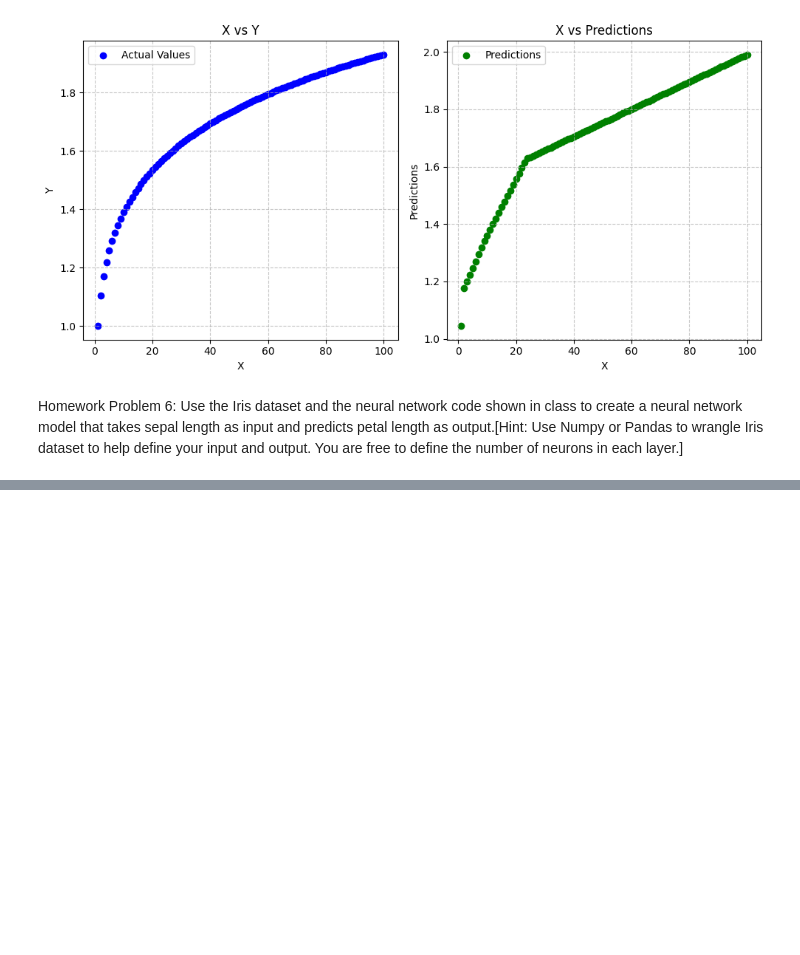
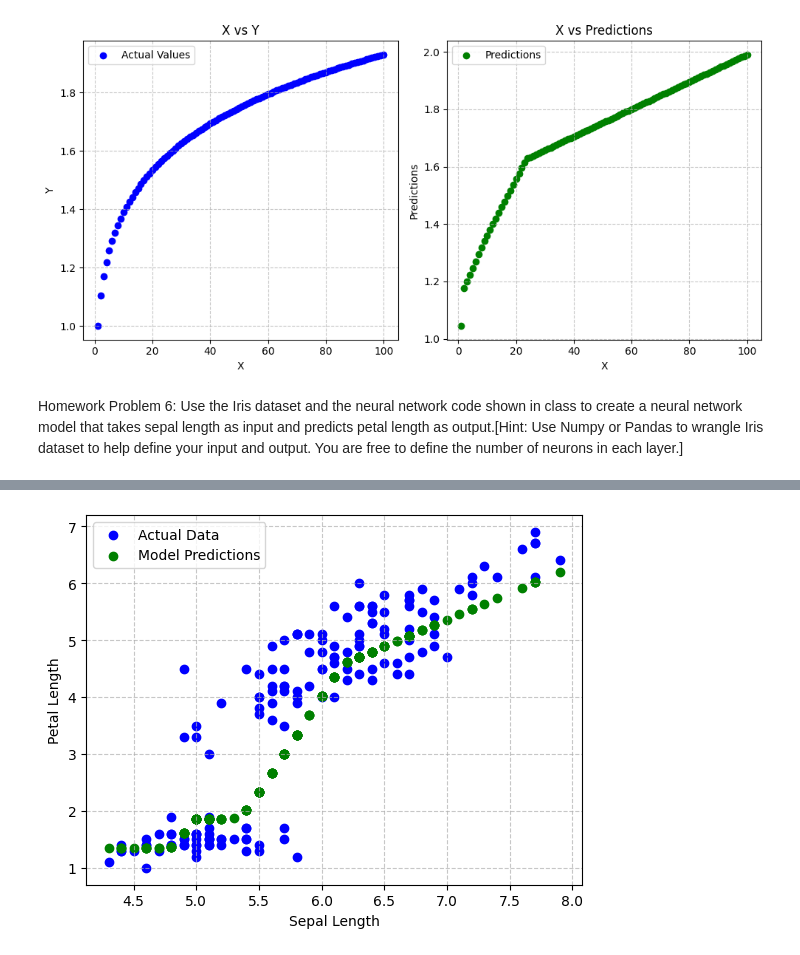
Before and after one commit to sfeldmanMIG25/MANE4962_Classwork, a Jupyter notebook: Feldman_Stephen_ML_HW_1.ipynb, the cells around one changed output, grey strips where cells are left out. Cells and saved outputs as stored; diff of their text form; code cells hidden in the pictures; blank space fills up the shorter version.

```diff
--- a/Feldman_Stephen_ML_HW_1.ipynb
+++ b/Feldman_Stephen_ML_HW_1.ipynb
@@ -381,0 +333,18 @@ WARNING:tensorflow:5 out of the last 11 calls to <function TensorFlowTrainer.mak
+# %%
+import matplotlib.pyplot as plt
+import numpy as np
+
+# Plot the actual data and model predictions
+plt.scatter(X, Y, color='blue', label='Actual Data')  # Actual data points in blue
+plt.scatter(X, predictions, color='green', label='Model Predictions')  # Predictions in green
+
+# Add labels, legend, and grid
+plt.xlabel('Sepal Length')
+plt.ylabel('Petal Length')
+plt.legend()
+plt.grid(True, linestyle='--', alpha=0.7)
+
+# Show the plot
+plt.show()
+# %% [output]
+[figure, added]
```
Also changed, not shown: parts of 1 cell of this notebook.
